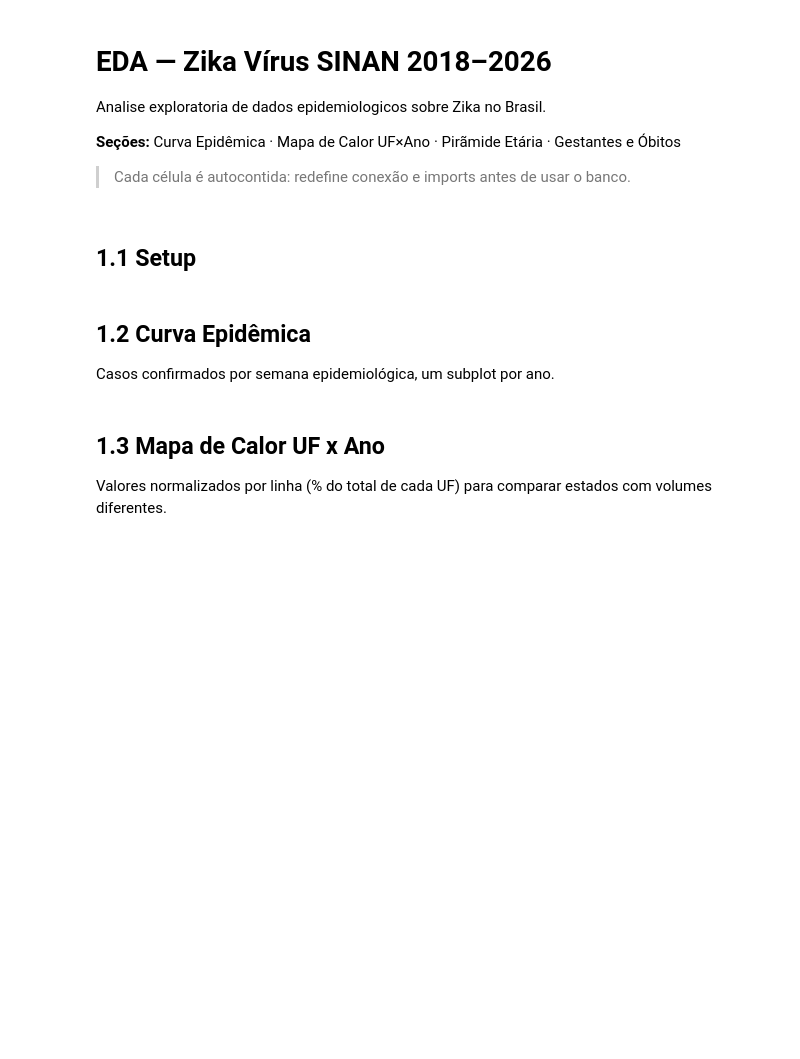
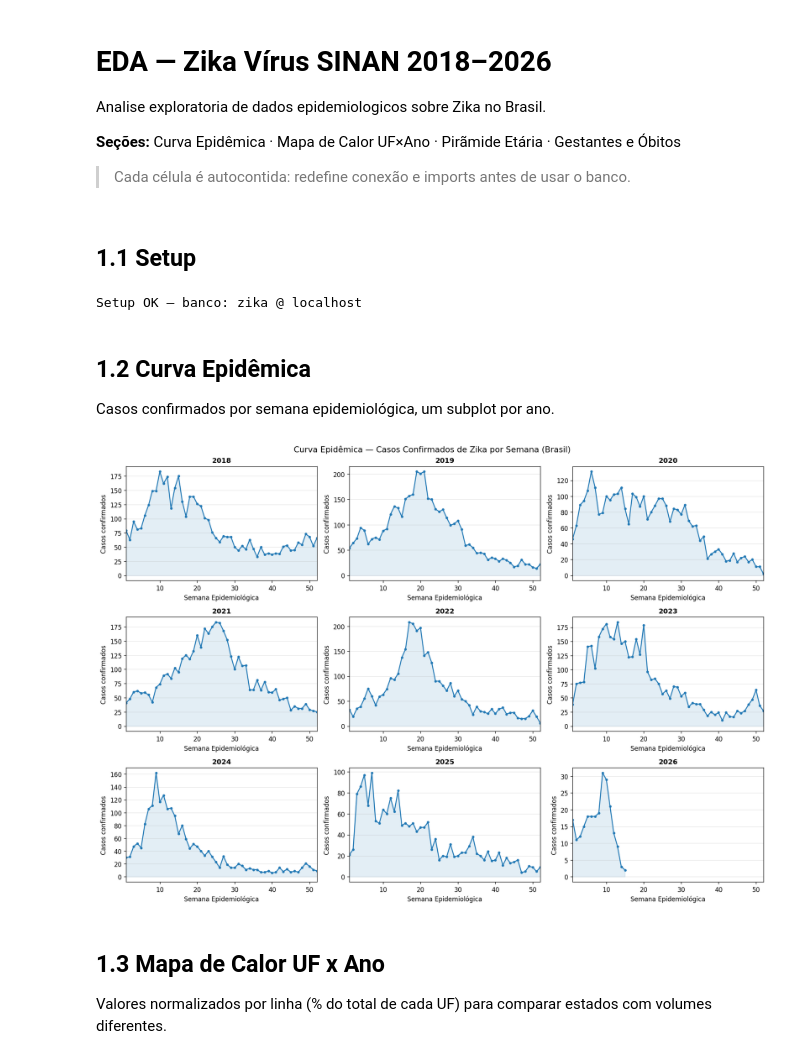
Before and after one commit to LucasAugustoRodrigues/projeto-zika-sinan, a Jupyter notebook: notebooks/01_exploratory_analysis.ipynb, the cells around one changed output. Saved outputs shown, nothing was run; the diff lists cells and outputs as text; code cells hidden in the pictures; blank space fills up the shorter version.

```diff
--- a/notebooks/01_exploratory_analysis.ipynb
+++ b/notebooks/01_exploratory_analysis.ipynb
@@ -23,7 +23,7 @@ DB_PARAMS = {
     'port':     int(os.getenv('PGPORT', '5432')),
     'dbname':   os.getenv('PGDATABASE', 'zika'),
     'user':     os.getenv('PGUSER',     'postgres'),
-    'password': os.getenv('PGPASSWORD', ''),
+    'password': os.getenv('PGPASSWORD', 'lucas01'),
 }
 
 
@@ -39,6 +39,8 @@ DPI = 120
 FONT_SIZE = 10
 plt.rcParams.update({'figure.dpi': DPI, 'font.size': FONT_SIZE})
 print('Setup OK — banco:', DB_PARAMS['dbname'], '@', DB_PARAMS['host'])
+# %% [output]
+Setup OK — banco: zika @ localhost
 # %% [markdown]
 ## 1.2 Curva Epidêmica
 
@@ -55,7 +57,7 @@ DB_PARAMS = {
     'port':     int(os.getenv('PGPORT', '5432')),
     'dbname':   os.getenv('PGDATABASE', 'zika'),
     'user':     os.getenv('PGUSER',     'postgres'),
-    'password': os.getenv('PGPASSWORD', ''),
+    'password': os.getenv('PGPASSWORD', 'lucas01'),
 }
 
 
@@ -71,33 +73,35 @@ df_sem = _query(
     'SELECT nu_ano, sem_pri, SUM(total_casos) AS total_casos'
     ' FROM sinan.vw_serie_temporal_semanal'
     ' GROUP BY nu_ano, sem_pri'
     ' ORDER BY nu_ano, sem_pri'
 )
 
 anos  = sorted(df_sem['nu_ano'].dropna().astype(int).unique())
 ncols = 3
 nrows = -(-len(anos) // ncols)
 
 fig, axes = plt.subplots(nrows, ncols, figsize=(15, 3.5 * nrows), sharey=False)
 axes = np.array(axes).reshape(-1)
 
 for i, ano in enumerate(anos):
     ax = axes[i]
     d  = df_sem[df_sem['nu_ano'] == ano].sort_values('sem_pri')
     ax.plot(d['sem_pri'], d['total_casos'], marker='o', ms=3, lw=1.5, color='#1f77b4')
     ax.fill_between(d['sem_pri'], d['total_casos'], alpha=0.12, color='#1f77b4')
     ax.set_title(str(ano), fontsize=11, fontweight='bold')
     ax.set_xlabel('Semana Epidemiológica')
     ax.set_ylabel('Casos confirmados')
     ax.set_xlim(1, 52)
     ax.grid(axis='y', alpha=0.35, lw=0.7)
 
 for j in range(len(anos), len(axes)):
     axes[j].set_visible(False)
 
 fig.suptitle('Curva Epidêmica — Casos Confirmados de Zika por Semana (Brasil)', fontsize=13)
 fig.tight_layout()
 plt.show()
+# %% [output]
+[figure, added]
 # %% [markdown]
 ## 1.3 Mapa de Calor UF x Ano
 
```
Also changed, not shown: parts of 4 cells of this notebook, 4 other files.
